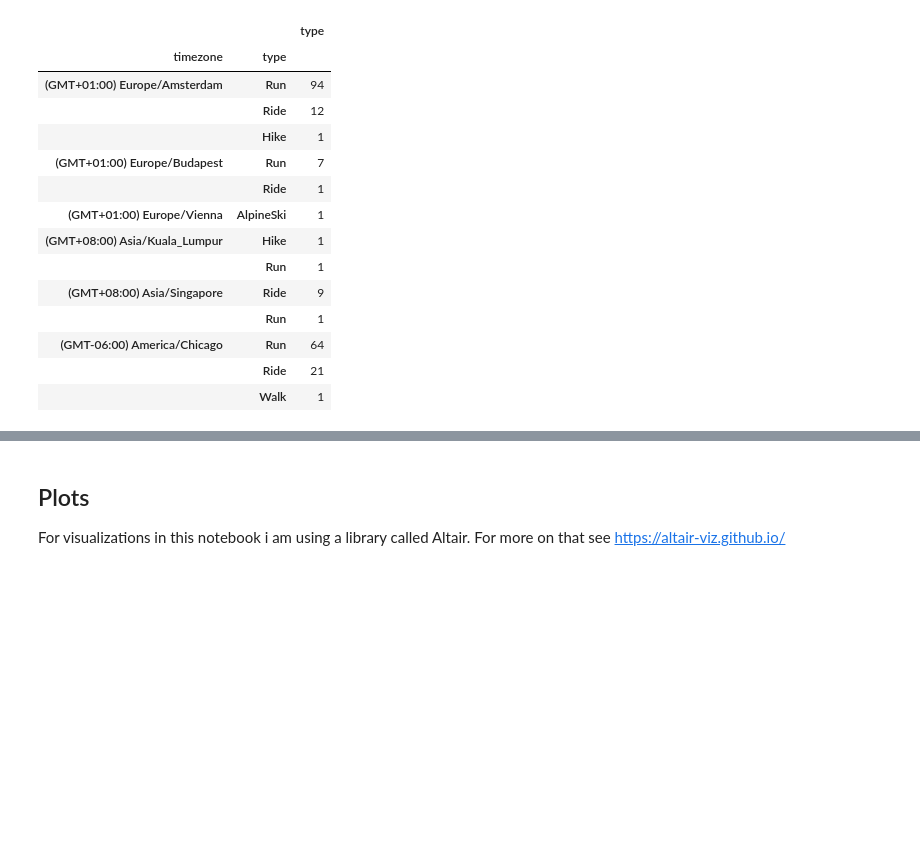
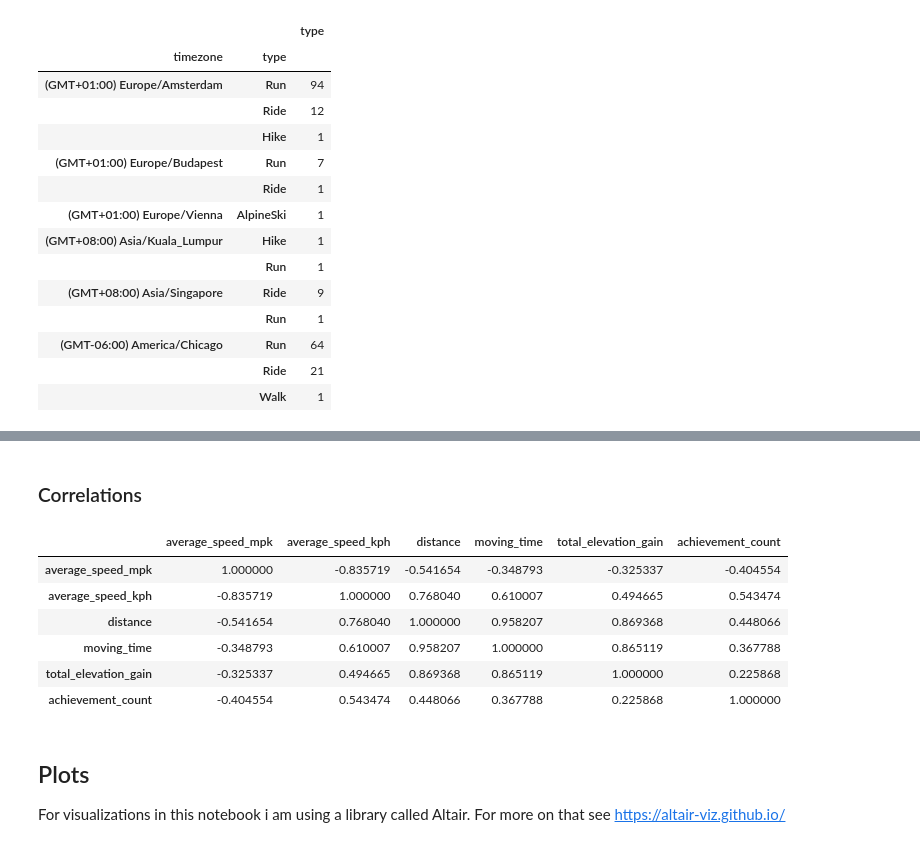
Before and after one commit to knanne/knanne.github.io, a Jupyter notebook: _notebooks/jupyter/visualize_strava_data_in_python.ipynb, the cells around one changed output, grey strips where cells are left out. Drawn from its saved outputs; the diff is of its cells as text; code cells hidden in the pictures; blank space fills up the shorter version.

```diff
--- a/_notebooks/jupyter/visualize_strava_data_in_python.ipynb
+++ b/_notebooks/jupyter/visualize_strava_data_in_python.ipynb
@@ -378,3 +386,20 @@ df.groupby('timezone').type.value_counts().to_frame()
+# %% [markdown]
+### Correlations
+# %%
+df[['average_speed_mpk',
+    'average_speed_kph',
+    'distance','moving_time',
+    'total_elevation_gain',
+    'achievement_count']]\
+    .corr()
+# %% [output]
+|  | average_speed_mpk | average_speed_kph | distance | moving_time | total_elevation_gain | achievement_count |
+| average_speed_mpk | 1.000000 | -0.835719 | -0.541654 | -0.348793 | -0.325337 | -0.404554 |
+| average_speed_kph | -0.835719 | 1.000000 | 0.768040 | 0.610007 | 0.494665 | 0.543474 |
+| distance | -0.541654 | 0.768040 | 1.000000 | 0.958207 | 0.869368 | 0.448066 |
+| moving_time | -0.348793 | 0.610007 | 0.958207 | 1.000000 | 0.865119 | 0.367788 |
+| total_elevation_gain | -0.325337 | 0.494665 | 0.869368 | 0.865119 | 1.000000 | 0.225868 |
+| achievement_count | -0.404554 | 0.543474 | 0.448066 | 0.367788 | 0.225868 | 1.000000 |
 # %% [markdown]
 ## Plots
 
```
Also changed, not shown: parts of 8 cells of this notebook, 1 other file.
